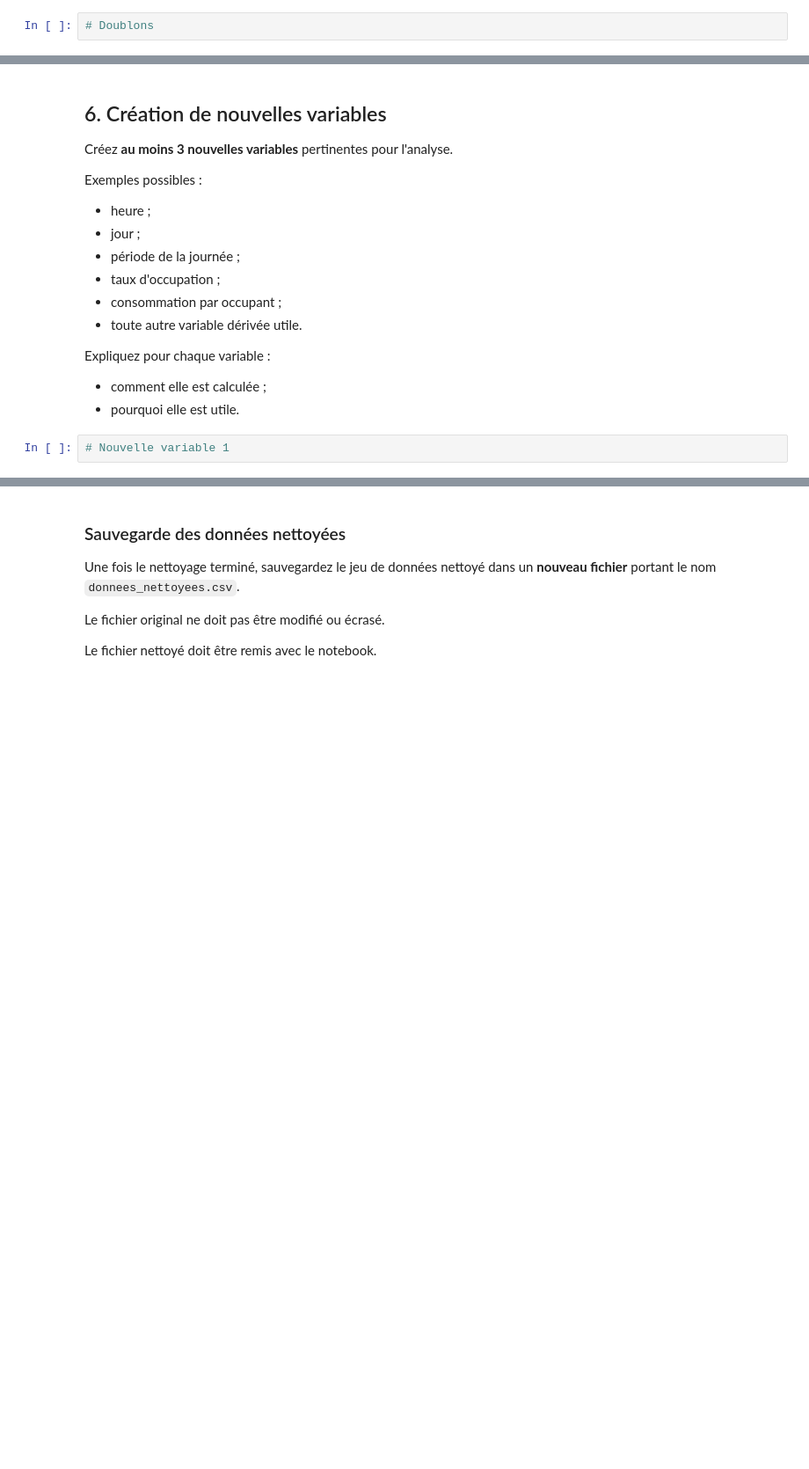
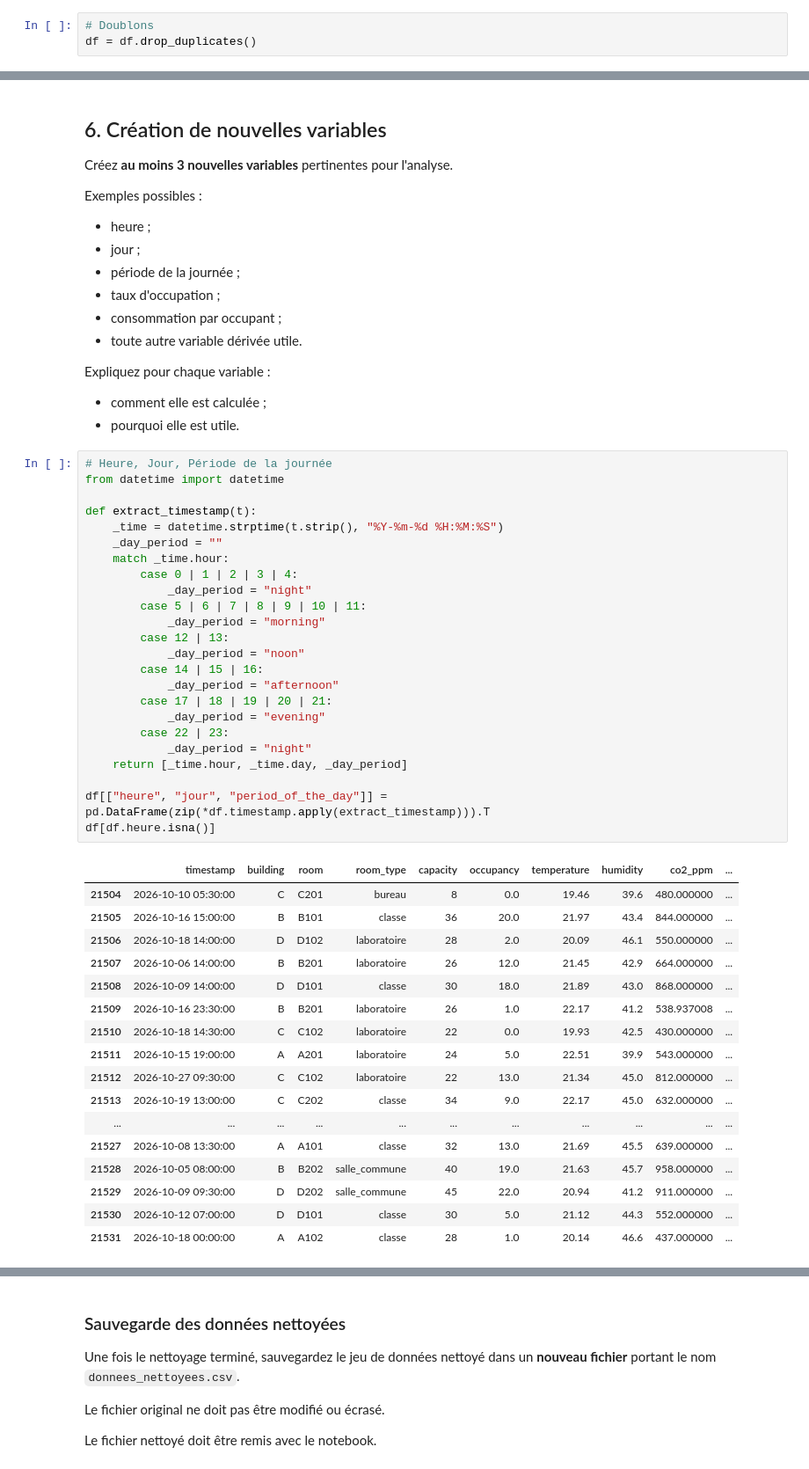
Before and after one commit to Guerre450/collecte-tp3-420-514-MV, a Jupyter notebook: TP3_EDA_DA1_DA2_DA3.ipynb, the cells around one changed output, grey strips where cells are left out. Shown at 88% size. Saved outputs shown, nothing was run; the diff lists cells and outputs as text; blank space fills up the shorter version.

```diff
--- a/TP3_EDA_DA1_DA2_DA3.ipynb
+++ b/TP3_EDA_DA1_DA2_DA3.ipynb
@@ -187,4 +220,5 @@ Pour chaque traitement important, expliquez :
 # %%
 # Doublons
+df = df.drop_duplicates()
 # %%
 # Conversion des types et autres nettoyages
@@ -211,4 +275,44 @@ Expliquez pour chaque variable :
 - comment elle est calculée ;
 - pourquoi elle est utile.
 # %%
-# Nouvelle variable 1
+# Heure, Jour, Période de la journée
+from datetime import datetime
+
+def extract_timestamp(t):
+    _time = datetime.strptime(t.strip(), "%Y-%m-%d %H:%M:%S")
+    _day_period = ""
+    match _time.hour:
+        case 0 | 1 | 2 | 3 | 4:
+            _day_period = "night"
+        case 5 | 6 | 7 | 8 | 9 | 10 | 11:
+            _day_period = "morning"
+        case 12 | 13:
+            _day_period = "noon"
+        case 14 | 15 | 16:
+            _day_period = "afternoon"
+        case 17 | 18 | 19 | 20 | 21:
+            _day_period = "evening"
+        case 22 | 23:
+            _day_period = "night"
+    return [_time.hour, _time.day, _day_period]
+
+df[["heure", "jour", "period_of_the_day"]] = pd.DataFrame(zip(*df.timestamp.apply(extract_timestamp))).T
+df[df.heure.isna()]
+# %% [output]
+|  | timestamp | building | room | room_type | capacity | occupancy | temperature | humidity | co2_ppm | ... |
+| 21504 | 2026-10-10 05:30:00 | C | C201 | bureau | 8 | 0.0 | 19.46 | 39.6 | 480.000000 | ... |
+| 21505 | 2026-10-16 15:00:00 | B | B101 | classe | 36 | 20.0 | 21.97 | 43.4 | 844.000000 | ... |
+| 21506 | 2026-10-18 14:00:00 | D | D102 | laboratoire | 28 | 2.0 | 20.09 | 46.1 | 550.000000 | ... |
+| 21507 | 2026-10-06 14:00:00 | B | B201 | laboratoire | 26 | 12.0 | 21.45 | 42.9 | 664.000000 | ... |
+| 21508 | 2026-10-09 14:00:00 | D | D101 | classe | 30 | 18.0 | 21.89 | 43.0 | 868.000000 | ... |
+| 21509 | 2026-10-16 23:30:00 | B | B201 | laboratoire | 26 | 1.0 | 22.17 | 41.2 | 538.937008 | ... |
+| 21510 | 2026-10-18 14:30:00 | C | C102 | laboratoire | 22 | 0.0 | 19.93 | 42.5 | 430.000000 | ... |
+| 21511 | 2026-10-15 19:00:00 | A | A201 | laboratoire | 24 | 5.0 | 22.51 | 39.9 | 543.000000 | ... |
+| 21512 | 2026-10-27 09:30:00 | C | C102 | laboratoire | 22 | 13.0 | 21.34 | 45.0 | 812.000000 | ... |
+| 21513 | 2026-10-19 13:00:00 | C | C202 | classe | 34 | 9.0 | 22.17 | 45.0 | 632.000000 | ... |
+| ... | ... | ... | ... | ... | ... | ... | ... | ... | ... | ... |
+| 21527 | 2026-10-08 13:30:00 | A | A101 | classe | 32 | 13.0 | 21.69 | 45.5 | 639.000000 | ... |
+| 21528 | 2026-10-05 08:00:00 | B | B202 | salle_commune | 40 | 19.0 | 21.63 | 45.7 | 958.000000 | ... |
+| 21529 | 2026-10-09 09:30:00 | D | D202 | salle_commune | 45 | 22.0 | 20.94 | 41.2 | 911.000000 | ... |
+| 21530 | 2026-10-12 07:00:00 | D | D101 | classe | 30 | 5.0 | 21.12 | 44.3 | 552.000000 | ... |
+| 21531 | 2026-10-18 00:00:00 | A | A102 | classe | 28 | 1.0 | 20.14 | 46.6 | 437.000000 | ... |
```
Also changed, not shown: parts of 6 cells of this notebook.
